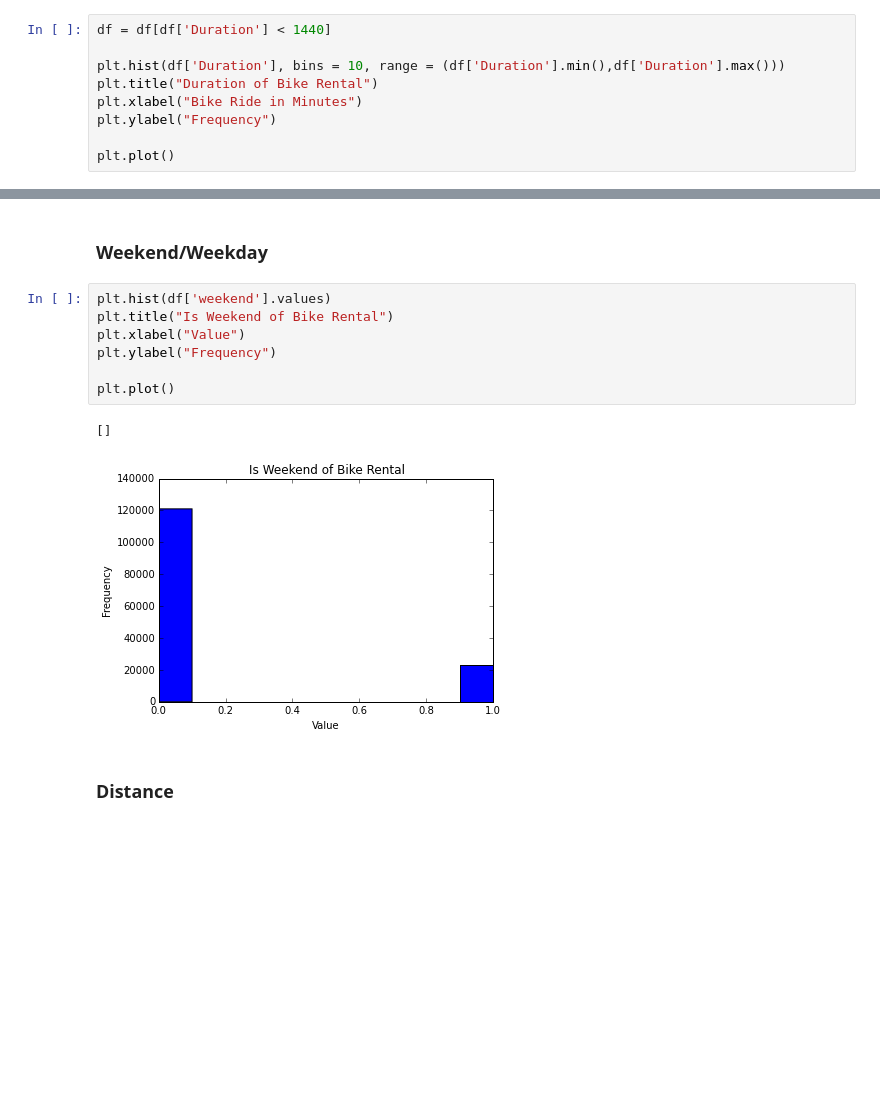
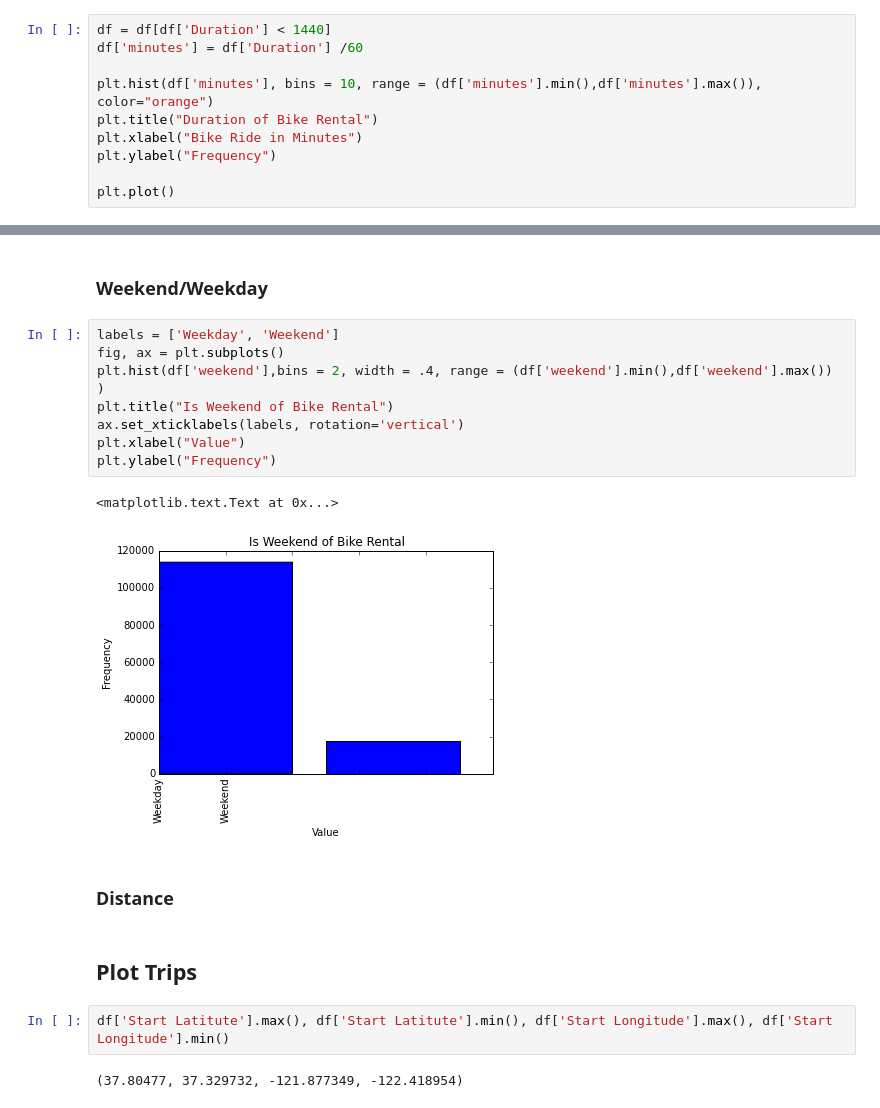
Before and after one commit to binnie869/Bicycle-Mania, a Jupyter notebook: Anubhav_Exploration2.ipynb, the cells around one changed output, grey strips where cells are left out. Cells and saved outputs as stored; diff of their text form; blank space fills up the shorter version.

```diff
--- a/Anubhav_Exploration2.ipynb
+++ b/Anubhav_Exploration2.ipynb
@@ -21,8 +59,9 @@ df.head()
 ### Duration
 # %%
 df = df[df['Duration'] < 1440]
+df['minutes'] = df['Duration'] /60
 
-plt.hist(df['Duration'], bins = 10, range = (df['Duration'].min(),df['Duration'].max()))
+plt.hist(df['minutes'], bins = 10, range = (df['minutes'].min(),df['minutes'].max()), color="orange")
 plt.title("Duration of Bike Rental")
 plt.xlabel("Bike Ride in Minutes")
 plt.ylabel("Frequency")
@@ -125,14 +250,21 @@ plt.plot()
 # %% [markdown]
 ### Weekend/Weekday
 # %%
-plt.hist(df['weekend'].values)
+labels = ['Weekday', 'Weekend']
+fig, ax = plt.subplots()
+plt.hist(df['weekend'],bins = 2, width = .4, range = (df['weekend'].min(),df['weekend'].max()) )
 plt.title("Is Weekend of Bike Rental")
+ax.set_xticklabels(labels, rotation='vertical')
 plt.xlabel("Value")
 plt.ylabel("Frequency")
-
-plt.plot()
 # %% [output]
-[]
+<matplotlib.text.Text at 0x...>
-[figure, old version]
+[figure, new version]
 # %% [markdown]
 ### Distance
+# %% [markdown]
+## Plot Trips
+# %%
+df['Start Latitute'].max(), df['Start Latitute'].min(), df['Start Longitude'].max(), df['Start Longitude'].min()
+# %% [output]
+(37.80477, 37.329732, -121.877349, -122.418954)
```
Also changed, not shown: parts of 16 cells of this notebook, 2 other files.
